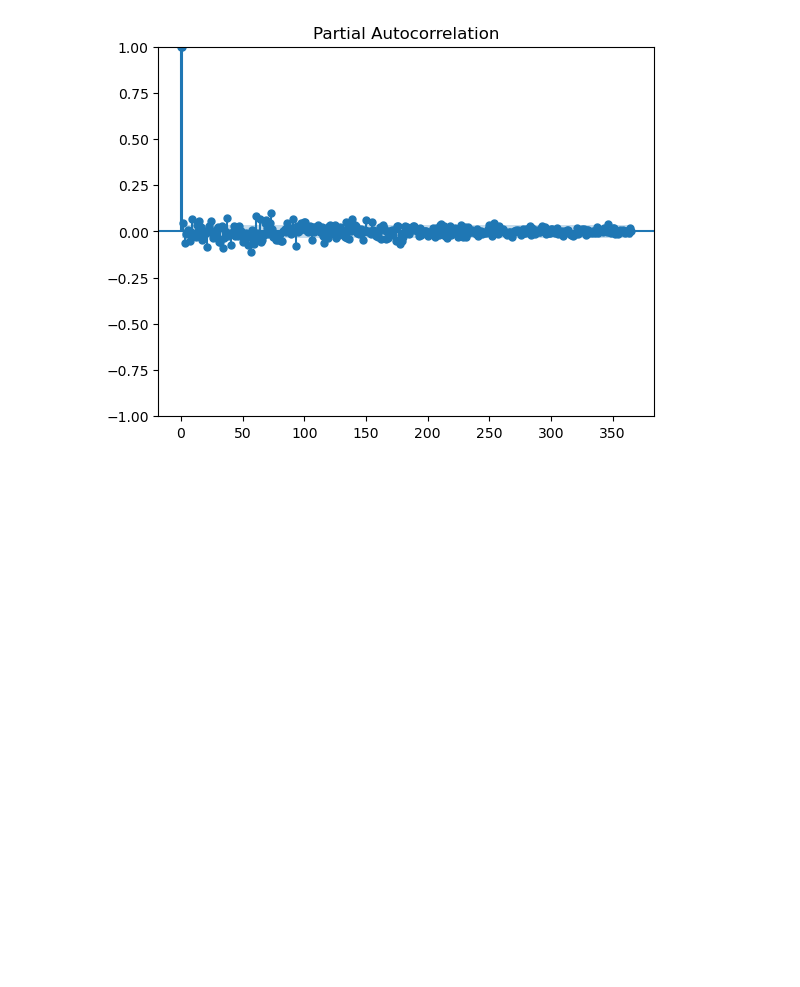
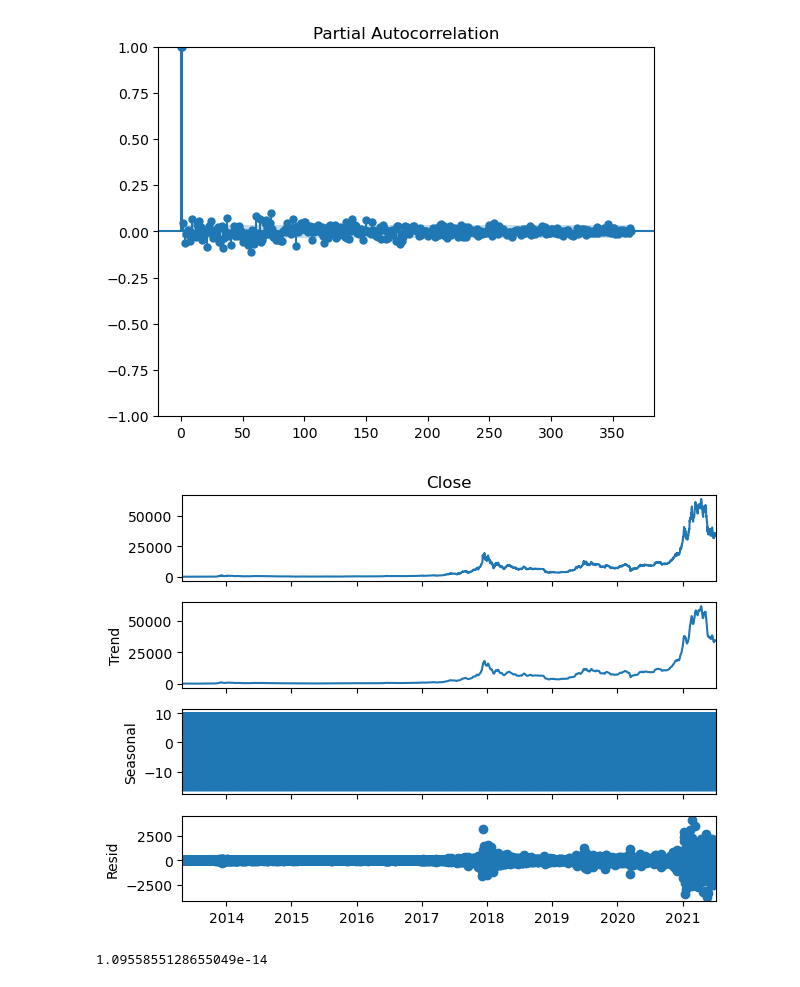
Before and after one commit to LethalDriver/Time-Series-Analysis-Lab, a Jupyter notebook: project_crypto.ipynb, the cells around one changed output. Cells and saved outputs as stored; diff of their text form; code cells hidden in the pictures; blank space fills up the shorter version.

```diff
--- a/project_crypto.ipynb
+++ b/project_crypto.ipynb
@@ -46,3 +46,18 @@ plot_pacf(bitcoin['Close'], lags=365)
 [figure]
 [figure]
 [figure]
+# %%
+from statsmodels.tsa.seasonal import seasonal_decompose
+
+result = seasonal_decompose(bitcoin['Close'], model='add')
+result.plot();
+# %% [output]
+[figure, added]
+# %%
+from statsmodels.tsa.stattools import adfuller
+
+adfuller(bitcoin['Close'])[1]
+bitcoin['Difference_Close'] = bitcoin['Close'].diff()
+adfuller(bitcoin['Difference_Close'].dropna())[1]
+# %% [output]
+1.0955855128655049e-14
```
Also changed, not shown: parts of 16 cells of this notebook.
